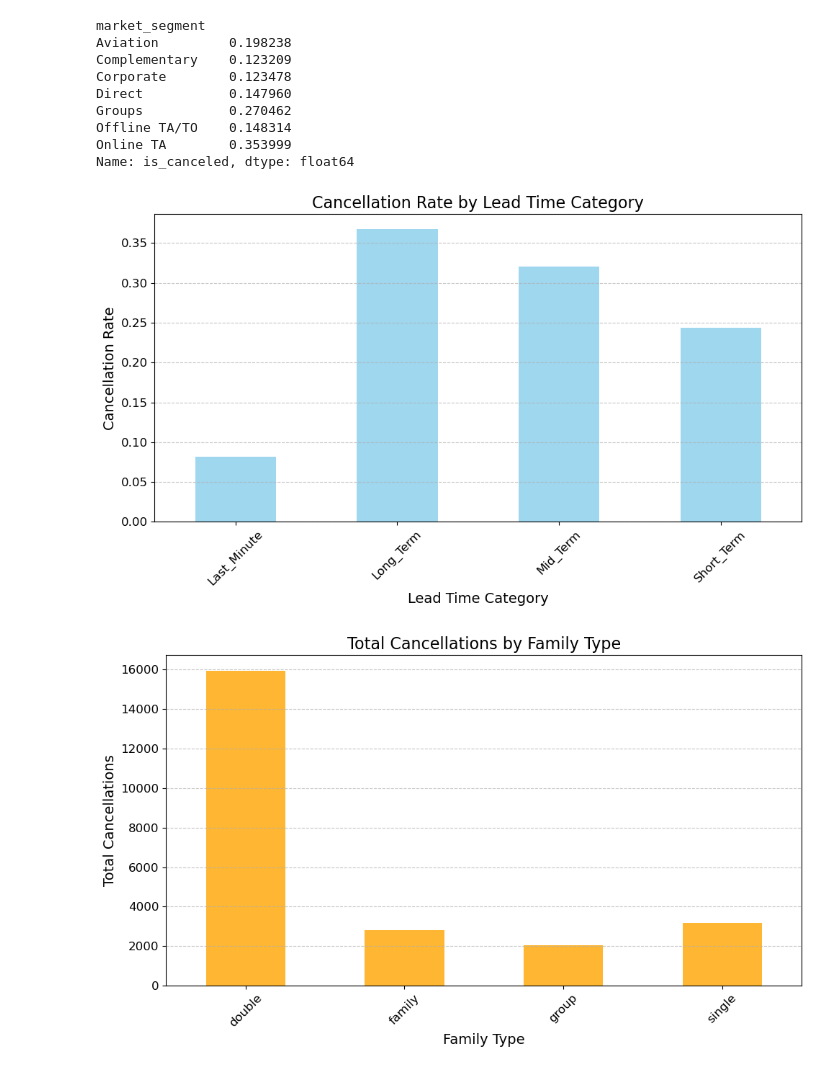
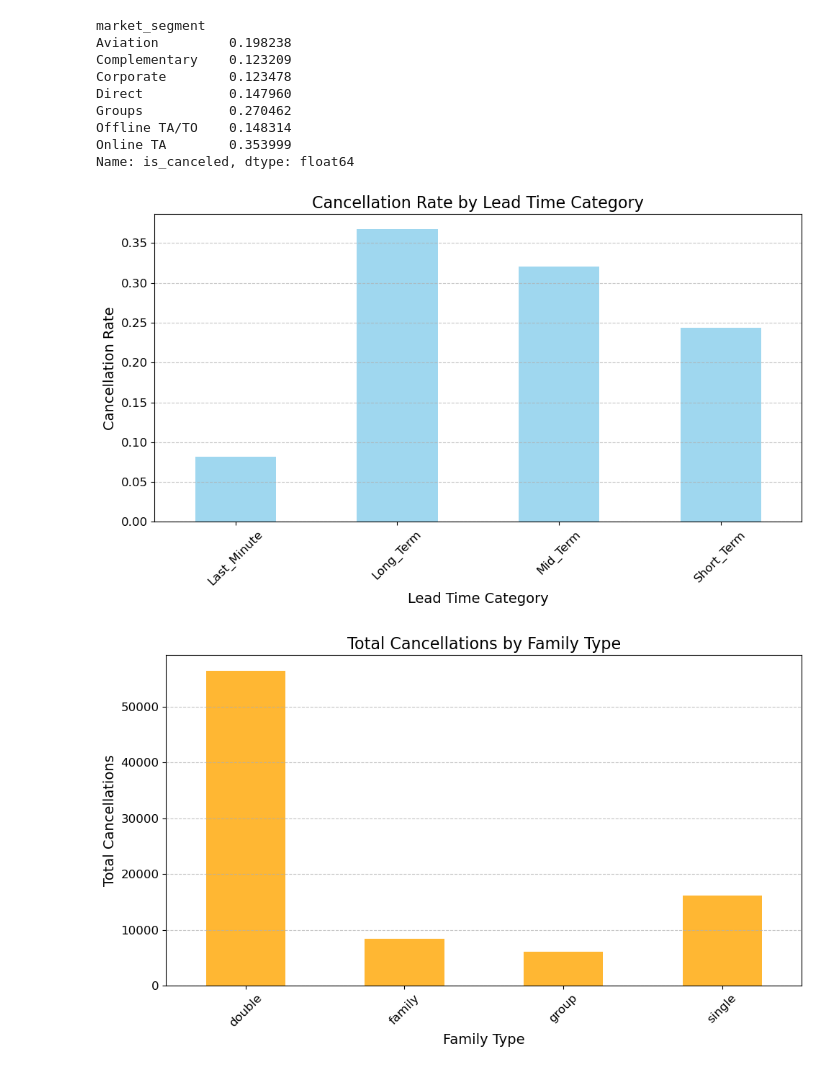
Before and after one commit to Shadman-Shakib-Nihan/Data_Analysis_Python, a Jupyter notebook: main.ipynb, the cells around one changed output. Saved outputs shown, nothing was run; the diff lists cells and outputs as text; code cells hidden in the pictures.

```diff
--- a/main.ipynb
+++ b/main.ipynb
@@ -164,3 +142,15 @@ hotel
 City Hotel      77.690323
 Resort Hotel    84.206714
 Name: lead_time, dtype: float64
+# %%
+def get_season(month):
+    if month in ['December', 'January', 'February']:
+        return 'Winter'
+    elif month in ['March', 'April', 'May']:
+        return 'Spring'
+    elif month in ['June', 'July', 'August']:
+        return 'Summer'
+    else:
+        return 'Fall'
+
+df['season'] = df['arrival_date_month'].apply(get_season)
@@ -389,38 +401,28 @@ Name: is_canceled, dtype: float64
 # %%
 # Plot the cancellation rate by lead time category
 plt.figure(figsize=(10, 6))
 cancel_by_lead.plot(kind='bar', color='skyblue', alpha=0.8)
 plt.title('Cancellation Rate by Lead Time Category', fontsize=16)
 plt.xlabel('Lead Time Category', fontsize=14)
 plt.ylabel('Cancellation Rate', fontsize=14)
 plt.xticks(rotation=45, fontsize=12)
 plt.yticks(fontsize=12)
 plt.grid(axis='y', linestyle='--', alpha=0.7)
 plt.tight_layout()
 plt.show()
 
 # Plot the total cancellations by family type
 plt.figure(figsize=(10, 6))
+canceled_by_family=df.groupby('is_family')['is_canceled'].count()
 canceled_by_family.plot(kind='bar', color='orange', alpha=0.8)
 plt.title('Total Cancellations by Family Type', fontsize=16)
 plt.xlabel('Family Type', fontsize=14)
 plt.ylabel('Total Cancellations', fontsize=14)
 plt.xticks(rotation=45, fontsize=12)
 plt.yticks(fontsize=12)
 plt.grid(axis='y', linestyle='--', alpha=0.7)
 plt.tight_layout()
 plt.show()
-
-# Plot the relation table as a heatmap
-plt.figure(figsize=(8, 6))
-sns.heatmap(relation_table, annot=True, fmt=".2f", cmap='coolwarm', cbar=True)
-plt.title('Proportion of Cancellations by Family Type and Lead Time Category', fontsize=16)
-plt.xlabel('Family Type', fontsize=14)
-plt.ylabel('Lead Time Category', fontsize=14)
-plt.xticks(fontsize=12)
-plt.yticks(fontsize=12)
-plt.tight_layout()
-plt.show()
 # %% [output]
 [figure]
-[figure, old version]
+[figure, new version]
```
Also changed, not shown: parts of 11 cells of this notebook.
